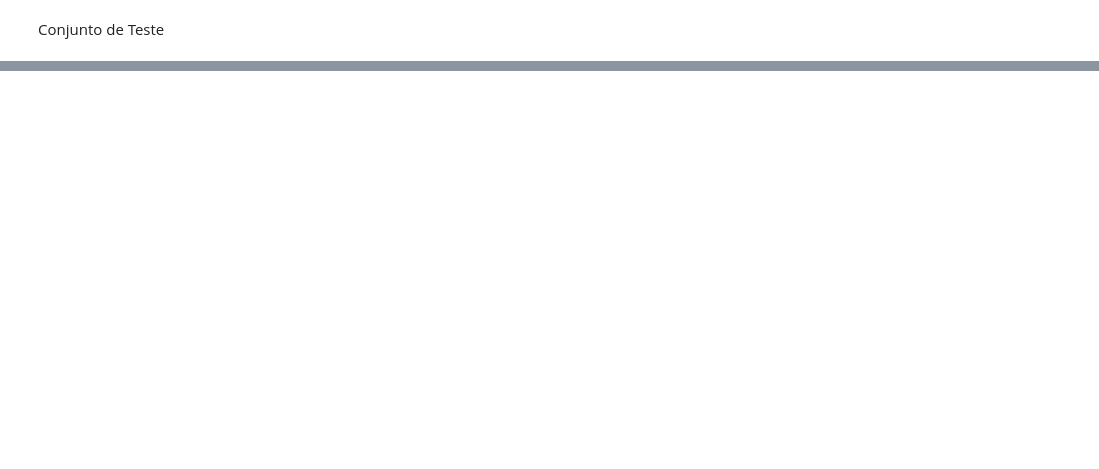
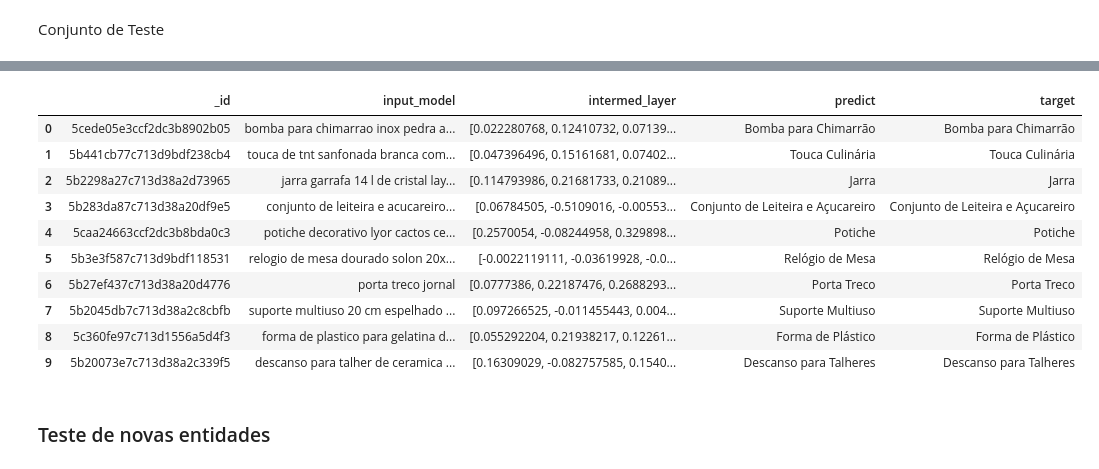
Before and after one commit to Andref-cOliveira/Entity_Extractor, a Jupyter notebook: Seq2Class_entity_extractor.ipynb, the cells around one changed output, grey strips where cells are left out. Cells and saved outputs as stored; diff of their text form; code cells hidden in the pictures; blank space fills up the shorter version.

```diff
--- a/Seq2Class_entity_extractor.ipynb
+++ b/Seq2Class_entity_extractor.ipynb
@@ -777,4 +1002,8 @@ predict_train = []
 # %%
-for seq_index in tqdm(range(len(input_texts))):
+predict_train = []
+context_vector_arrays_train = []
+for seq_index in tqdm(range(len(input_texts)), total=len(input_texts)):
     classe, attention_weights = classifier_substantive_sequence_txt(input_texts[seq_index])
+    context_vector, attention_weights = get_encoder_attention_context_vector(input_texts[seq_index])
     predict_train.append(classe)
+    context_vector_arrays_train.append(context_vector)
@@ -798,0 +1070,9 @@ for seq_index in range(300):
+# %%
+predict_test = []
+context_vector_arrays_test = []
+
+for seq_index in tqdm(range(len(input_texts_test))):
+    classe, attention_weights = classifier_substantive_sequence_txt(input_texts_test[seq_index])
+    context_vector, attention_weights = get_encoder_attention_context_vector(input_texts_test[seq_index])
+    predict_test.append(classe)
+    context_vector_arrays_test.append(context_vector)
@@ -800,0 +1112,2 @@ predict_test = []
+# %%
+target_test_acc_score = [int_to_label_dict[target] for target in target_substantive_test]
@@ -800,0 +1175,22 @@ predict_test = []
+# %%
+context_vector_arrays_test_2_df = [vector[0] for vector in context_vector_arrays_test]
+# %%
+df_test_intermediate_layer = pd.DataFrame()
+df_test_intermediate_layer['_id'] = data_test
+df_test_intermediate_layer['input_model'] = input_texts_test
+df_test_intermediate_layer['intermed_layer'] = context_vector_arrays_test_2_df
+df_test_intermediate_layer['predict'] = predict_test
+df_test_intermediate_layer['target'] = target_test_acc_score
+df_test_intermediate_layer.head(10)
+# %% [output]
+|  | _id | input_model | intermed_layer | predict | target |
+| 0 | 5cede05e3ccf2dc3b8902b05 | bomba para chimarrao inox pedra a... | [0.022280768, 0.12410732, 0.07139... | Bomba para Chimarrão | Bomba para Chimarrão |
+| 1 | 5b441cb77c713d9bdf238cb4 | touca de tnt sanfonada branca com... | [0.047396496, 0.15161681, 0.07402... | Touca Culinária | Touca Culinária |
+| 2 | 5b2298a27c713d38a2d73965 | jarra garrafa 14 l de cristal lay... | [0.114793986, 0.21681733, 0.21089... | Jarra | Jarra |
+| 3 | 5b283da87c713d38a20df9e5 | conjunto de leiteira e acucareiro... | [0.06784505, -0.5109016, -0.00553... | Conjunto de Leiteira e Açucareiro | Conjunto de Leiteira e Açucareiro |
+| 4 | 5caa24663ccf2dc3b8bda0c3 | potiche decorativo lyor cactos ce... | [0.2570054, -0.08244958, 0.329898... | Potiche | Potiche |
+| 5 | 5b3e3f587c713d9bdf118531 | relogio de mesa dourado solon 20x... | [-0.0022119111, -0.03619928, -0.0... | Relógio de Mesa | Relógio de Mesa |
+| 6 | 5b27ef437c713d38a20d4776 | porta treco jornal | [0.0777386, 0.22187476, 0.2688293... | Porta Treco | Porta Treco |
+| 7 | 5b2045db7c713d38a2c8cbfb | suporte multiuso 20 cm espelhado ... | [0.097266525, -0.011455443, 0.004... | Suporte Multiuso | Suporte Multiuso |
+| 8 | 5c360fe97c713d1556a5d4f3 | forma de plastico para gelatina d... | [0.055292204, 0.21938217, 0.12261... | Forma de Plástico | Forma de Plástico |
+| 9 | 5b20073e7c713d38a2c339f5 | descanso para talher de ceramica ... | [0.16309029, -0.082757585, 0.1540... | Descanso para Talheres | Descanso para Talheres |
@@ -800,0 +1201,2 @@ predict_test = []
+# %% [markdown]
+### Teste de novas entidades
```
Also changed, not shown: parts of 93 cells of this notebook, 3 other files.
